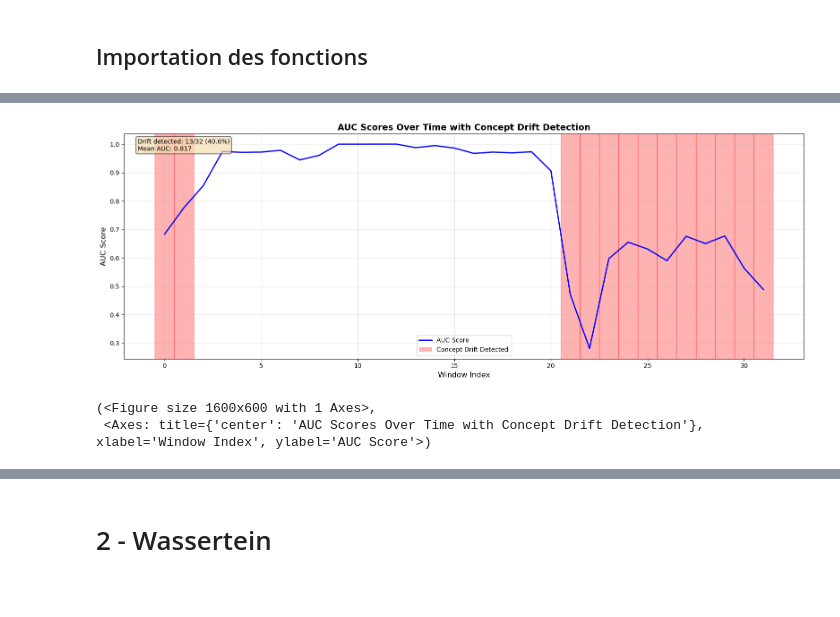
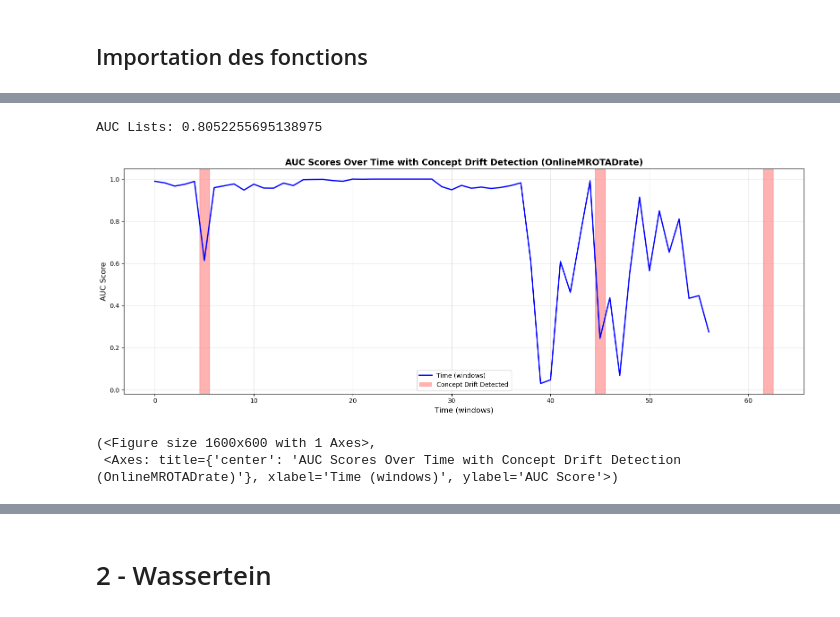
Before and after one commit to Trust26h/Online-domain-adaptation-for-data-stream-anomaly-detection, a Jupyter notebook: Segment.ipynb, the cells around one changed output, grey strips where cells are left out. Saved outputs shown, nothing was run; the diff lists cells and outputs as text; code cells hidden in the pictures.

```diff
--- a/Segment.ipynb
+++ b/Segment.ipynb
@@ -73,12 +53,14 @@ result = od.online_tumbling_window()
-# %%
-auc_lists = result[0]
-drift_indicators = result[1]
-
-
-plot_auc_with_drift(auc_lists, drift_indicators)
-# %% [output]
-[figure, removed]
-(<Figure size 1600x600 with 1 Axes>,
- <Axes: title={'center': 'AUC Scores Over Time with Concept Drift Detection'}, xlabel='Window Index', ylabel='AUC Score'>)
+# %%
+auc_lists = result[3]
+drift_indicators = result[1]
+print("AUC Lists:", result[2])
+
+
+plot_auc_with_drift(auc_lists, drift_indicators, xlabel="Time (windows)", ylabel="AUC Score", title="AUC Scores Over Time with Concept Drift Detection (OnlineMROTADrate)")
+# %% [output]
+AUC Lists: 0.8052255695138975
+[figure, added]
+(<Figure size 1600x600 with 1 Axes>,
+ <Axes: title={'center': 'AUC Scores Over Time with Concept Drift Detection (OnlineMROTADrate)'}, xlabel='Time (windows)', ylabel='AUC Score'>)
 # %%
 result2 = od.online_sliding_window()
```
Also changed, not shown: parts of 25 cells of this notebook.
